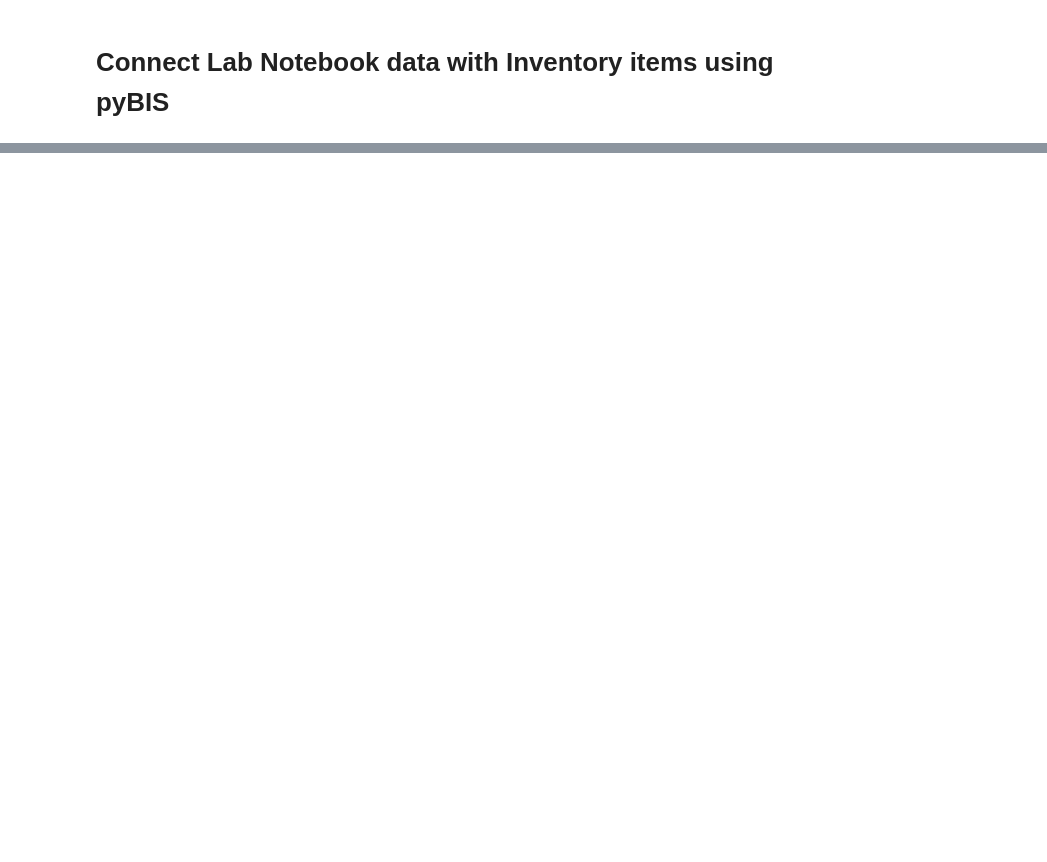
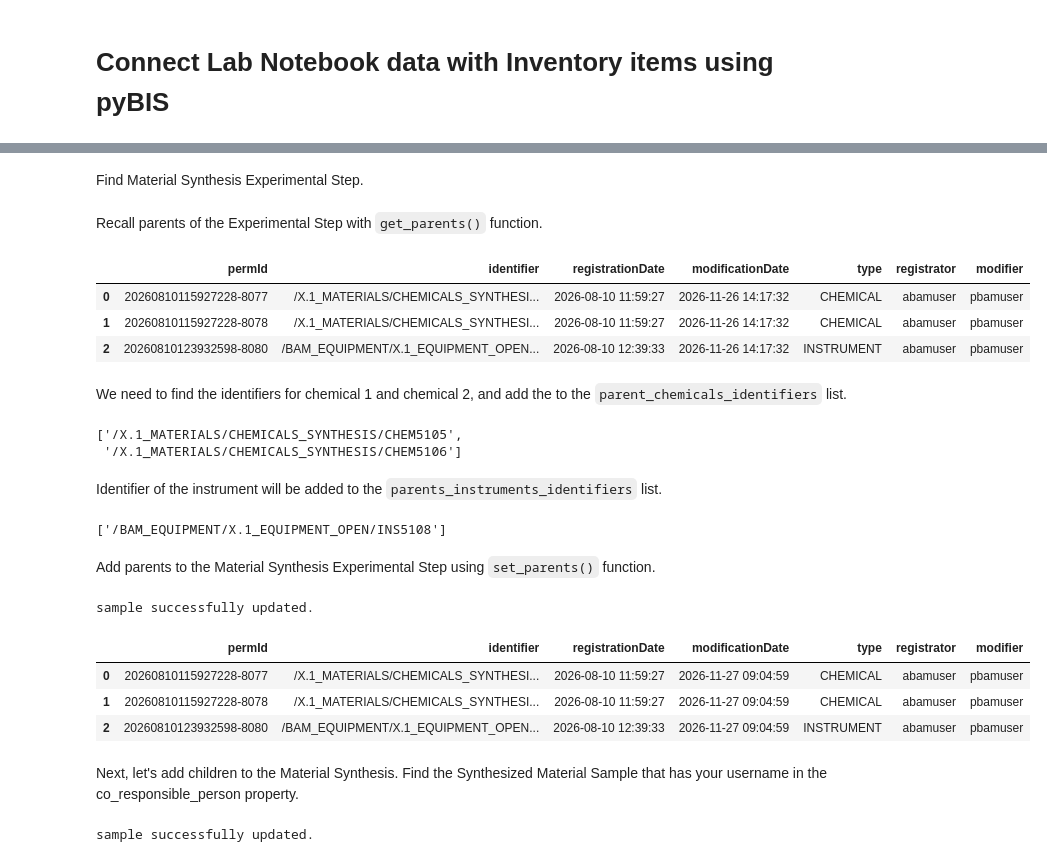
Before and after one commit to BAMresearch/openBIS-data-store-tutorials, a Jupyter notebook: docs/self-learning-path-pybis/connect-data/connect_notebook.ipynb, the cells around one changed output, grey strips where cells are left out. Drawn from its saved outputs; the diff is of its cells as text; code cells hidden in the pictures; blank space fills up the shorter version.

Commit message:
Added Markdown and clarification to each step. In step 3, parent-child relationship to each Experimental Step to finalize the tutorial.

```diff
--- a/docs/self-learning-path-pybis/connect-data/connect_notebook.ipynb
+++ b/docs/self-learning-path-pybis/connect-data/connect_notebook.ipynb
@@ -16,3 +24,2 @@ Step 1: Connect Material Synthesis Experimental Step with chemicals and instrume
 # %%
-space = o.get_space('X.1_MATERIALS')
-space.get_projects()
+home_space = o.get_space('X.1_PBAMUSER') # Replace with your space code
@@ -23,3 +28,3 @@ Collection = Samples
 # %%
-proj = next((p for p in space.get_projects() if p.attrs.all()['code'] == 'SAMPLES_SYNTHESIS'))
-proj.attrs.all()
+myproj = next((p for p in home_space.get_projects() if p.attrs.all()['code'] == 'MATERIAL_SYNTHESIS'))
+myproj
@@ -49,3 +46,0 @@ myspace = o.get_space('X.1_USERNAME')
-# %%
-myproj = next((p for p in myspace.get_projects() if p.attrs.all()['code'] == 'MATERIAL_SYNTHESIS'))
-myproj
@@ -117,0 +56,53 @@ ms_002.save()
+# %% [markdown]
+Find Material Synthesis Experimental Step.
+# %%
+material_synthesis = next((s for s in mycol.get_samples() if s.props.all()['$name'] == 'Material Synthesis'))
+material_synthesis.props.all()
+# %% [markdown]
+Recall parents of the Experimental Step with `get_parents()` function.
+# %%
+material_synthesis.get_parents()#this should display nothing because the object has no parents yet, we will add a parent in the next step
+# %% [output]
+|  | permId | identifier | registrationDate | modificationDate | type | registrator | modifier |
+| 0 | 20260810115927228-8077 | /X.1_MATERIALS/CHEMICALS_SYNTHESI... | 2026-08-10 11:59:27 | 2026-11-26 14:17:32 | CHEMICAL | abamuser | pbamuser |
+| 1 | 20260810115927228-8078 | /X.1_MATERIALS/CHEMICALS_SYNTHESI... | 2026-08-10 11:59:27 | 2026-11-26 14:17:32 | CHEMICAL | abamuser | pbamuser |
+| 2 | 20260810123932598-8080 | /BAM_EQUIPMENT/X.1_EQUIPMENT_OPEN... | 2026-08-10 12:39:33 | 2026-11-26 14:17:32 | INSTRUMENT | abamuser | pbamuser |
+# %% [markdown]
+We need to find the identifiers for chemical 1 and chemical 2, and add the to the `parent_chemicals_identifiers` list.
+# %%
+materials_space = o.get_space('X.1_MATERIALS')
+chemicals_proj = next((p for p in materials_space.get_projects() if p.attrs.all()['code'] == 'CHEMICALS_SYNTHESIS'))
+chemicals_collection = next((c for c in chemicals_proj.get_collections() if c.props.all()['$name'] == 'Chemicals'))
+parent_chemicals = chemicals_collection.get_samples()
+parent_chemicals_identifiers = [s.attrs.all()['identifier'] for s in parent_chemicals if s.props.all()['$name'] in ['Chemical 1', 'Chemical 2']]
+parent_chemicals_identifiers
+# %% [output]
+['/X.1_MATERIALS/CHEMICALS_SYNTHESIS/CHEM5105',
+ '/X.1_MATERIALS/CHEMICALS_SYNTHESIS/CHEM5106']
+# %% [markdown]
+Identifier of the instrument will be added to the `parents_instruments_identifiers` list.
+# %%
+bam_equipment_space = o.get_space('BAM_EQUIPMENT')
+equipment_open_proj = next((p for p in bam_equipment_space.get_projects() if p.attrs.all()['code'] == 'X.1_EQUIPMENT_OPEN'))
+instruments_collection = next((c for c in equipment_open_proj.get_collections() if c.props.all()['$name'] == 'Instruments'))
+parents_instruments = instruments_collection.get_samples()
+parents_instruments_identifiers = [s.attrs.all()['identifier'] for s in parents_instruments if s.props.all()['$name'] == 'Synthesis']
+parents_instruments_identifiers
+# %% [output]
+['/BAM_EQUIPMENT/X.1_EQUIPMENT_OPEN/INS5108']
+# %% [markdown]
+Add parents to the Material Synthesis Experimental Step using `set_parents()` function.
+# %%
+material_synthesis.set_parents([parent_chemicals_identifiers[0], parent_chemicals_identifiers[1], parents_instruments_identifiers[0]])#this will add the parents, we can add more parents if we want to, but for now we will just add these three parents
+material_synthesis.save()
+# %% [output]
+sample successfully updated.
+# %%
+material_synthesis.get_parents()#this should display the parents that we just added
+# %% [output]
+|  | permId | identifier | registrationDate | modificationDate | type | registrator | modifier |
+| 0 | 20260810115927228-8077 | /X.1_MATERIALS/CHEMICALS_SYNTHESI... | 2026-08-10 11:59:27 | 2026-11-27 09:04:59 | CHEMICAL | abamuser | pbamuser |
+| 1 | 20260810115927228-8078 | /X.1_MATERIALS/CHEMICALS_SYNTHESI... | 2026-08-10 11:59:27 | 2026-11-27 09:04:59 | CHEMICAL | abamuser | pbamuser |
+| 2 | 20260810123932598-8080 | /BAM_EQUIPMENT/X.1_EQUIPMENT_OPEN... | 2026-08-10 12:39:33 | 2026-11-27 09:04:59 | INSTRUMENT | abamuser | pbamuser |
+# %% [markdown]
+Next, let's add children to the Material Synthesis. Find the Synthesized Material Sample that has your username in the co_responsible_person property.
@@ -117,0 +121,5 @@ ms_002.save()
+# %%
+material_synthesis.set_children([synthesized_sample_identifier[0]])
+material_synthesis.save()
+# %% [output]
+sample successfully updated.
```
Also changed, not shown: parts of 129 cells of this notebook, 7 other files.
